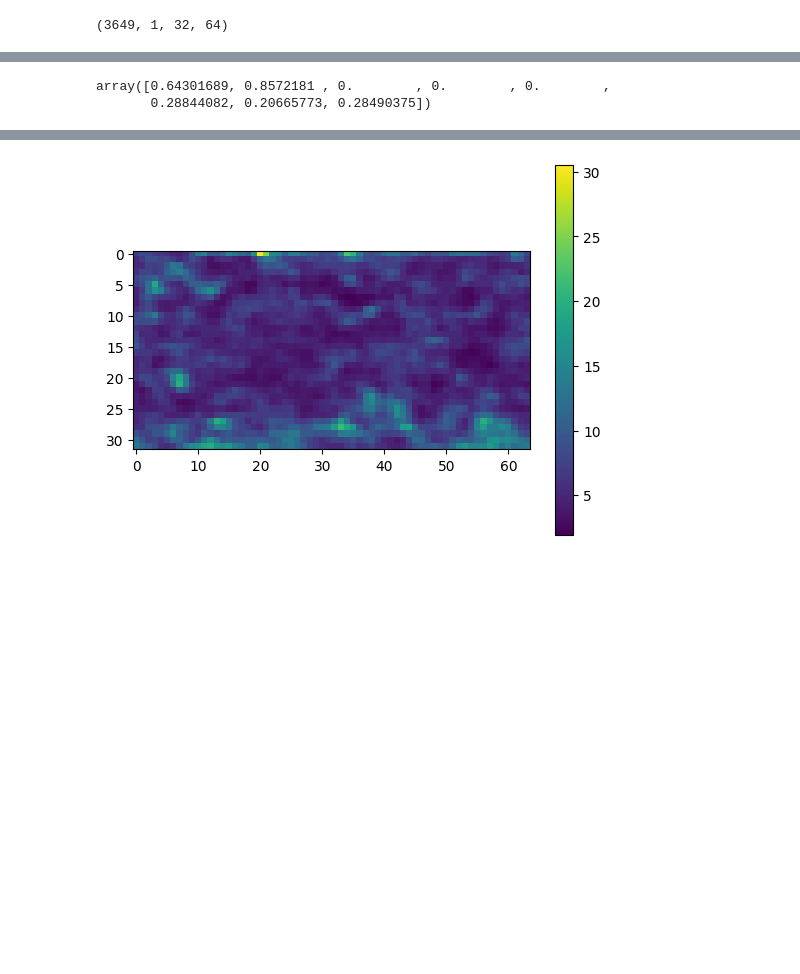
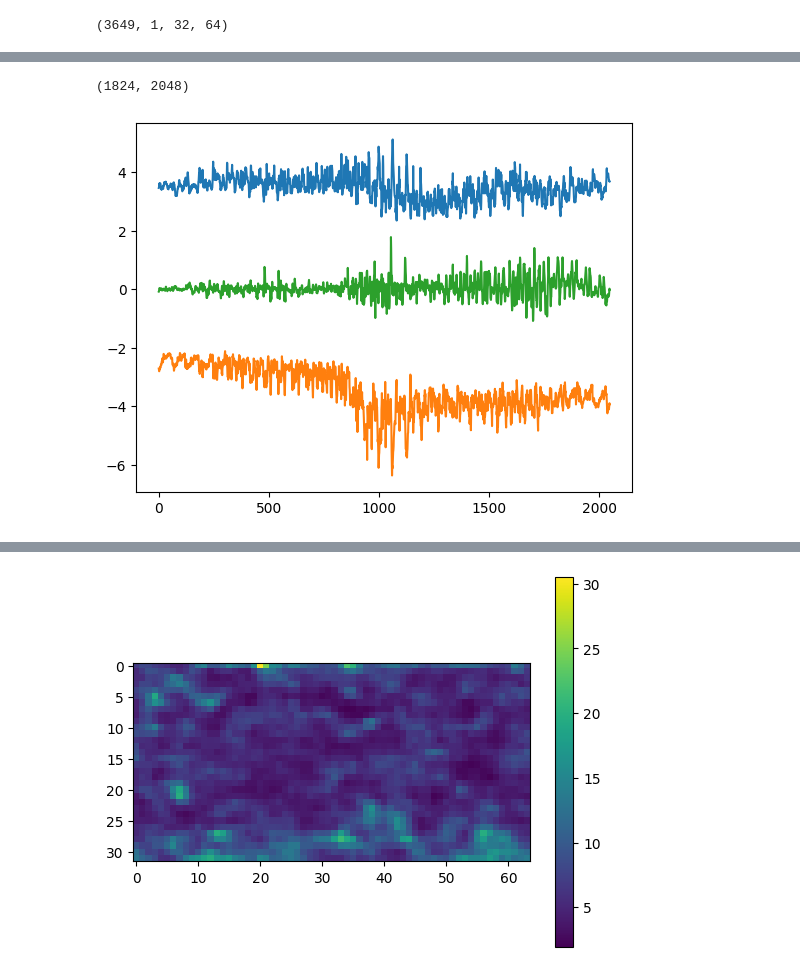
Before and after one commit to trevor-harris/LSCI, a Jupyter notebook: weather/weather_table5.ipynb, the cells around one changed output, grey strips where cells are left out. Drawn from its saved outputs; the diff is of its cells as text; code cells hidden in the pictures; blank space fills up the shorter version.

Commit message:
modified ensemble to band method to use quantiles instead of min and max

```diff
--- a/weather/weather_table5.ipynb
+++ b/weather/weather_table5.ipynb
@@ -563,5 +570,38 @@ array([ 7.29535708,  7.15985963,  8.21270943,  8.09553432,  8.58407784,
 # %%
-np.std(width[0:200], axis = 0)
+def phi_resample2(xval, xtest, rval_fno, n_samp, n_slice, rng,
+                 alpha, depth_fn, local_fn, lam):
+    n = rval_fno.shape[0]
+    npc = rval_fno.shape[1]//2
+    key1, key2, key3 = random.split(rng, 3)
+
+    # renormalize
+    xval = xval / jnp.sqrt(jnp.mean(xval**2, axis = 0))
+    xtest = xtest / jnp.sqrt(jnp.mean(xtest**2, axis = 0))
+    local_weights = lweights(xval.squeeze(), xtest.squeeze()[None,], 0.1)[0]
+
+    # generate
+    pca_state = pcax.fit(rval_fno, npc)
+    rval_fpc = pcax.transform(pca_state, rval_fno)
+    # print(rval_fpc.shape)
+
+    unif = random.uniform(key1, (n_samp, npc))
+    quants = jnp.linspace(jnp.min(rval_fpc) - 0.1, jnp.max(rval_fpc) + 0.1, n+1)
+
+    samp_cdfs = lsci.lcdf(rval_fpc, quants, local_weights / jnp.sum(local_weights))
+    # print(samp_cdfs.shape)
+    samp_quants = jnp.argmax(samp_cdfs[:,:,None] > unif.T[None,:,:], axis = 0)
+    samp_phi = quants[samp_quants].T
+
+    # print(samp_phi.shape)
+    samp_phi = pcax.recover(pca_state, samp_phi)
+
+    # check inclusion
+    phi = phi_slice(key2, nlat*nlon, n_slice)
+    qval, local_weights = phi_quantile(rval_fno @ phi, xval, xtest, alpha, depth_fn, local_fn, lam, rng = key3)
+    dphi = vphi_depth(samp_phi @ phi, rval_fno @ phi, local_weights, depth_fn)
+
+    return samp_phi, dphi, qval
-# %% [output]
-array([0.64301689, 0.8572181 , 0.        , 0.        , 0.        ,
-       0.28844082, 0.20665773, 0.28490375])
+# %%
+rval_fno.reshape(-1, nlat*nlon).shape
+# %% [output]
+(1824, 2048)
@@ -568,3 +620,13 @@ array([0.64301689, 0.8572181 , 0.        , 0.        , 0.        ,
+# %%
+uval = jnp.quantile(local_ens, 0.95, axis = 0)
+lval = jnp.quantile(local_ens, 0.05, axis = 0)
+
+plt.plot(uval)
+plt.plot(lval)
+plt.plot(rtest_fno[k])
+plt.show()
+# %% [output]
+[figure, added]
 # %%
 plt.imshow(jnp.abs(uval-lval).reshape(nlat, nlon))
 plt.colorbar()
```
Also changed, not shown: parts of 10 cells of this notebook.
